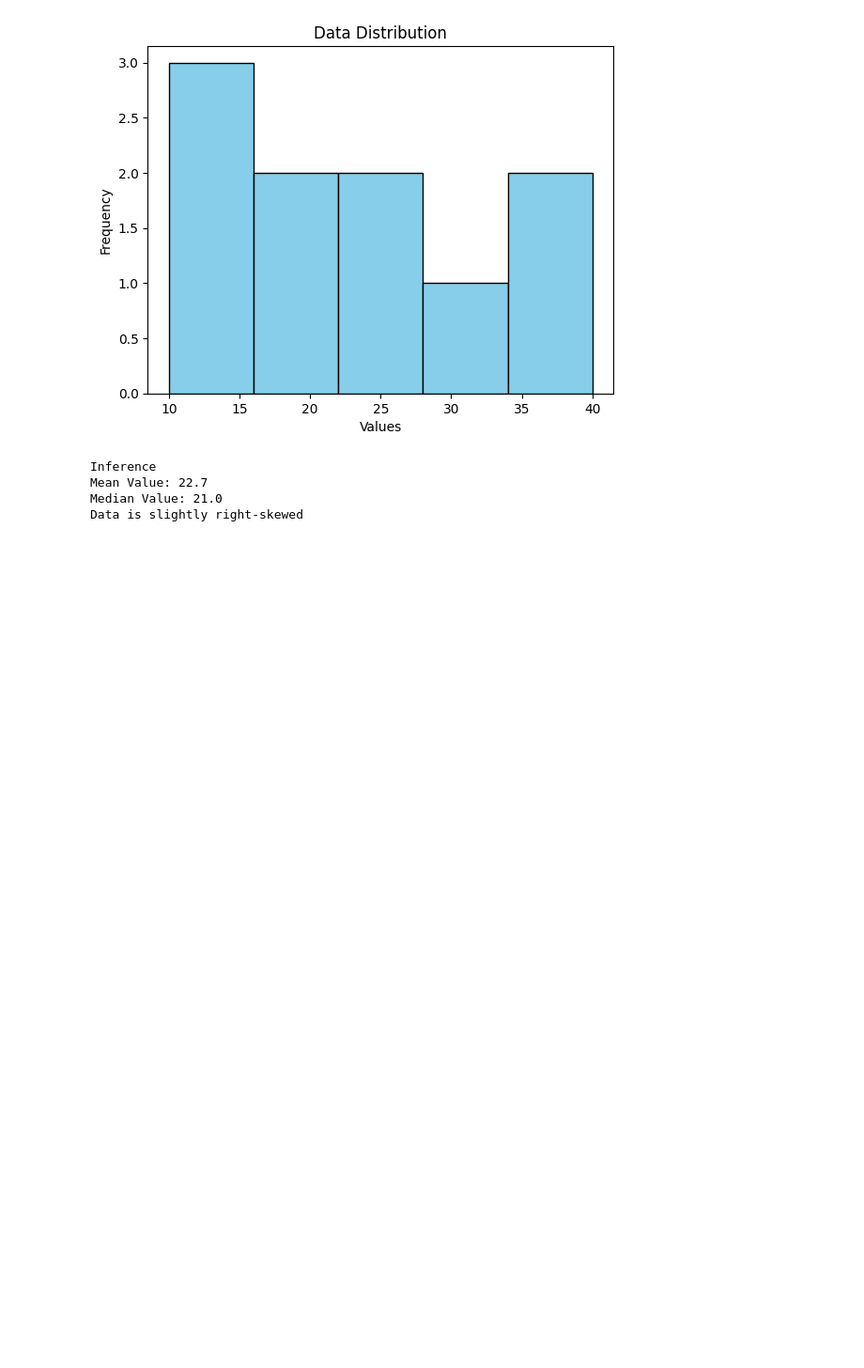
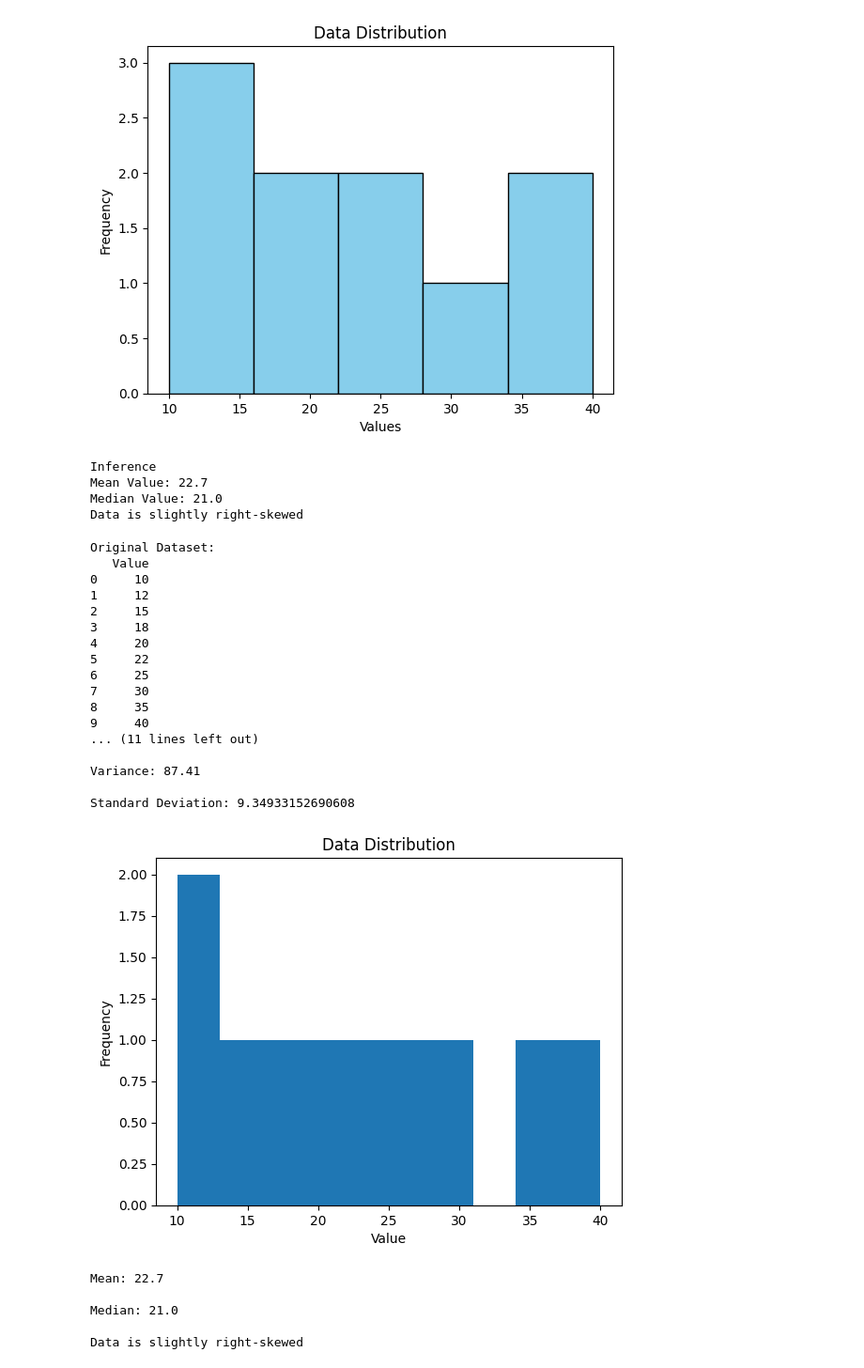
Before and after one commit to Grecia1225/2025-26-4090-Grecia-AI-B-DS, a Jupyter notebook: 17_02_2026.ipynb, the cells around one changed output. Shown at 94% size. Drawn from its saved outputs; the diff is of its cells as text; code cells hidden in the pictures; blank space fills up the shorter version.

```diff
--- a/17_02_2026.ipynb
+++ b/17_02_2026.ipynb
@@ -121,3 +121,55 @@ Inference
 Mean Value: 22.7
 Median Value: 21.0
 Data is slightly right-skewed
+# %%
+#Exploratory Data Analysis(EDA) on a sample data
+import pandas as pd
+import numpy as np
+import matplotlib.pyplot as plt
+data=[10,12,15,18,20,22,25,30,35,40]
+df=pd.DataFrame(data,columns=['Value'])
+print("Original Dataset:")
+print(df)
+print("\nSummary Statistics:")
+print(df.describe())
+print("\nVariance:",np.var(data))
+print("\nStandard Deviation:",np.std(data))
+plt.hist(data)
+plt.title("Data Distribution")
+plt.xlabel("Value")
+plt.ylabel("Frequency")
+plt.show()
+mean_value=np.mean(data)
+median_value=np.median(data)
+print("\nMean:",mean_value)
+print("\nMedian:",median_value)
+if mean_value>median_value:
+    print("\nData is slightly right-skewed")
+elif mean_value<median_value:
+    print("\nData is slightly left-skewed")
+else:
+    print("\nData is symmetric")
+# %% [output]
+Original Dataset:
+   Value
+0     10
+1     12
+2     15
+3     18
+4     20
+5     22
+6     25
+7     30
+8     35
+9     40
+... (11 lines left out)
+
+Variance: 87.41
+
+Standard Deviation: 9.34933152690608
+[figure, added]
+Mean: 22.7
+
+Median: 21.0
+
+Data is slightly right-skewed
```
